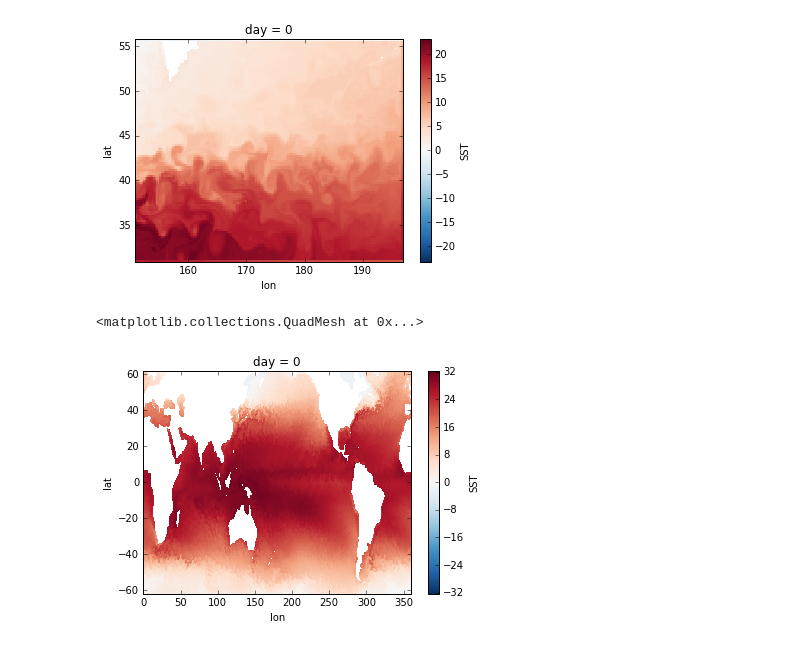
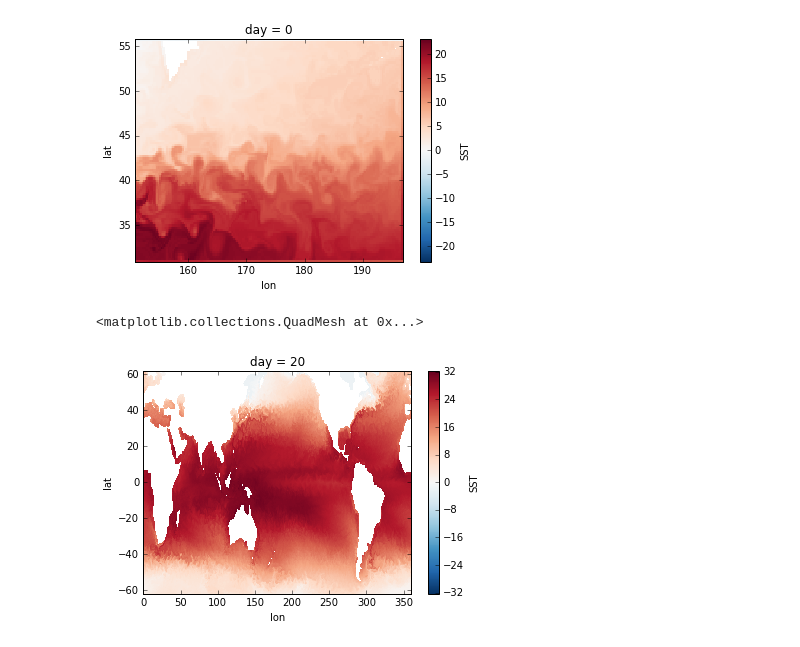
Before and after one commit to roxyboy/xregrid, a Jupyter notebook: Example_notebook.ipynb, the cells around one changed output. Drawn from its saved outputs; the diff is of its cells as text; code cells hidden in the pictures.

```diff
--- a/Example_notebook.ipynb
+++ b/Example_notebook.ipynb
@@ -61,7 +61,7 @@ xx, yy = np.meshgrid(x, y)
 args = ['latlon', 'day', 'SST', 'lat', 'lon']
 SST_regrid = xg.regrid_var(SST_comp_xray, xx, yy, True, *args)
 # %%
-SST_regrid.SST[0].plot()
+SST_regrid.SST[20].plot()
 # %% [output]
 <matplotlib.collections.QuadMesh at 0x...>
-[figure, old version]
+[figure, new version]
```
